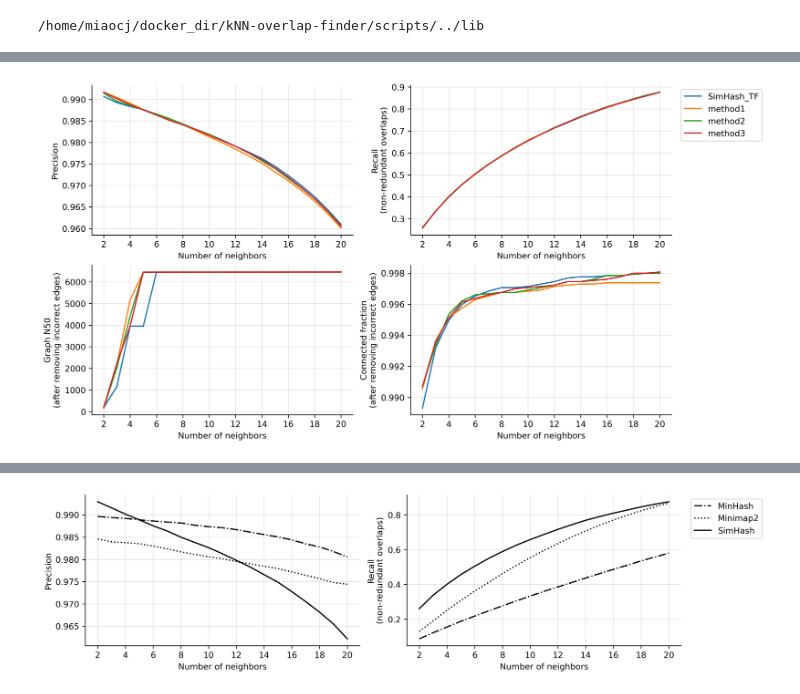
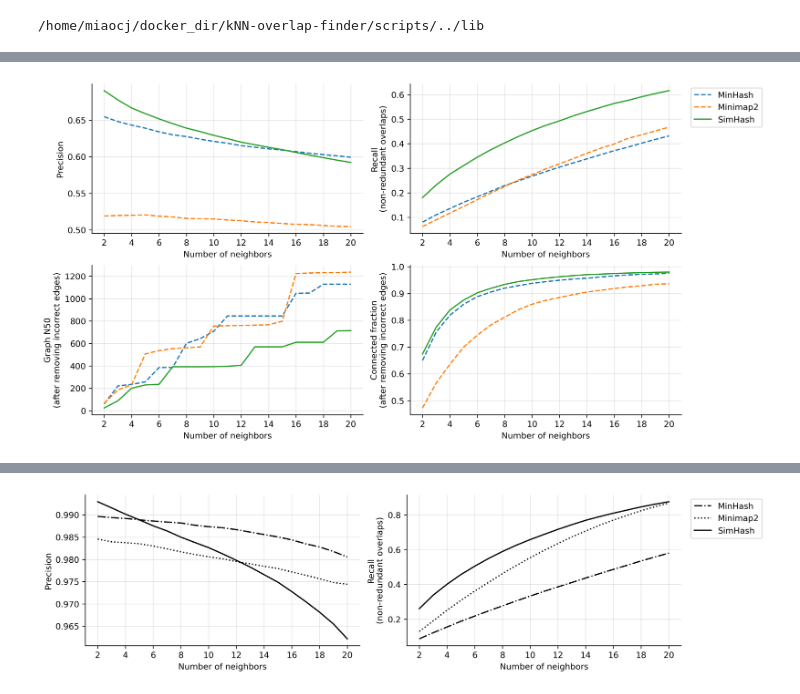
Before and after one commit to jzhang-dev/kNN-overlap-finder, a Jupyter notebook: notebooks/visulization/visulization.ipynb, the cells around one changed output, grey strips where cells are left out. Saved outputs shown, nothing was run; the diff lists cells and outputs as text; code cells hidden in the pictures.

```diff
--- a/notebooks/visulization/visulization.ipynb
+++ b/notebooks/visulization/visulization.ipynb
@@ -37,8 +37,8 @@ from plots import plot_read_graph, mp_plot_read_graphs, get_graphviz_layout, get
 /home/miaocj/docker_dir/kNN-overlap-finder/scripts/../lib
 # %%
 import glob
-evaluate_dir = '/home/miaocj/docker_dir/kNN-overlap-finder/data/evaluation/human/HLA/ONT_R9/kmer_k16/'
-file_list = glob.glob(evaluate_dir + '*overlap_stat.tsv')
+evaluate_dir = '/home/miaocj/docker_dir/kNN-overlap-finder/data/evaluation/human/IGK/ONT_R9/kmer_k16/'
+file_list = glob.glob(evaluate_dir + '*tsv')
 
 # 循环打开文件
 statistic_dfs =[]
@@ -50,12 +50,12 @@ all_stat_df = pd.concat(statistic_dfs,ignore_index = True)
 all_stat_df['connected_fraction'] = 1 - all_stat_df['singleton_fraction']
 ##筛选用于绘图的method
 methods = all_stat_df['description'].unique()
-visul_method = []
-for method in methods:
-    if 'method' in method:
-        visul_method.append(method)
+# visul_method = []
+# for method in methods:
+#     if 'method' in method:
+#         visul_method.append(method)
 
-method_compare = all_stat_df[all_stat_df['description'].isin(visul_method)]
-df = method_compare
+# method_compare = all_stat_df[all_stat_df['description'].isin(visul_method)]
+# df = method_compare
 
-visul_method
+# visul_method
@@ -168,8 +122,8 @@ for method in methods:
     if 'Exact' in method:
         print(method)
 # %%
-all_stat_df = all_stat_df.replace({'isomap':'Isomap','scbimap':'scBiMap','pca':'PCA'})
-df = all_stat_df
+# all_stat_df = all_stat_df.replace({'isomap':'Isomap','scbimap':'scBiMap','pca':'PCA'})
+# df = all_stat_df
 k_values = np.arange(2, 21)
 y_labels = dict(
     precision="Precision",
@@ -223,33 +175,33 @@ y_labels = dict(
 if len(visul_method) <= 10:
     color_list = seaborn.color_palette("tab10")
 elif len(visul_method) <= 20:
     color_list = seaborn.color_palette("tab20")
 else:
     color_list = seaborn.color_palette("rainbow")
 
 fig, axes = plt.subplots(2, 2, figsize=(12, 6), constrained_layout=True)
 for i, ax in enumerate( itertools.chain(*axes) ):
     y = list(y_labels)[i]
     x = 'n_neighbors'
     hue = 'description'
     for j,(desc, group) in enumerate(df.groupby(hue)):
-        if '--' in desc:
+        if 'Sim' in desc:
             linestyle = 'solid'
         elif '64' in desc:
             linestyle = 'dotted'
         elif '--' in desc:
             linestyle = 'dashdot'
         else:
-            linestyle = 'solid'
+            linestyle = 'dashed'
         ax.plot(group[x], group[y], label=desc, color =  color_list[j], linestyle = linestyle)
     ax.set_xticks([ x for x in k_values if x%2==0])
     ax.set_xlabel("Number of neighbors")
     ax.set_ylabel(y_labels[y])
     ax.grid(axis='both', color='k', alpha=0.1)
 
     if i == 1:
         ax.legend(loc="upper left", bbox_to_anchor=(1.02, 1))
 
     ax.spines[['top', 'right']].set_visible(False)
 # %% [output]
-[figure, old version]
+[figure, new version]
```
Also changed, not shown: parts of 11 cells of this notebook, 18 other files.
